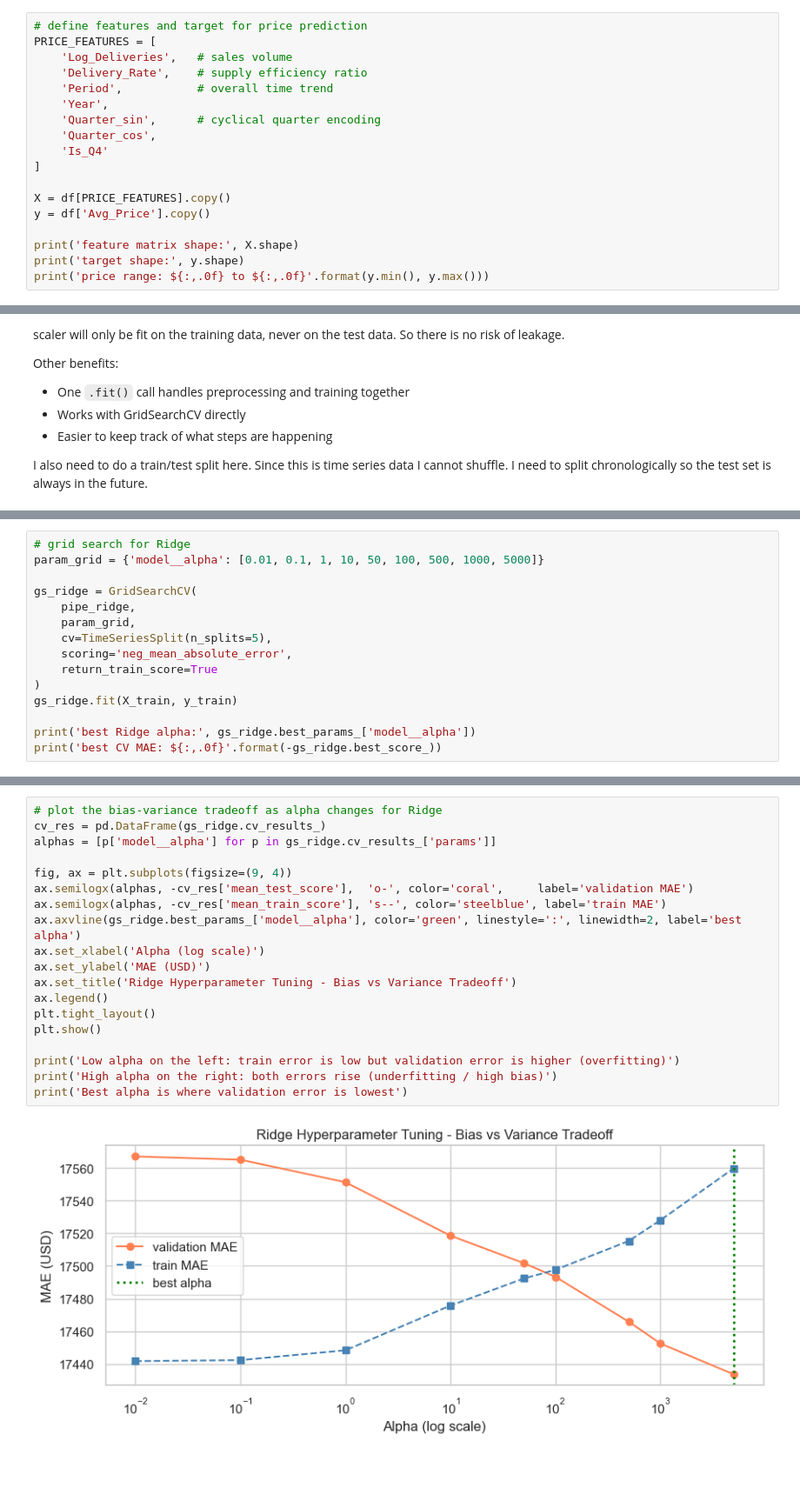
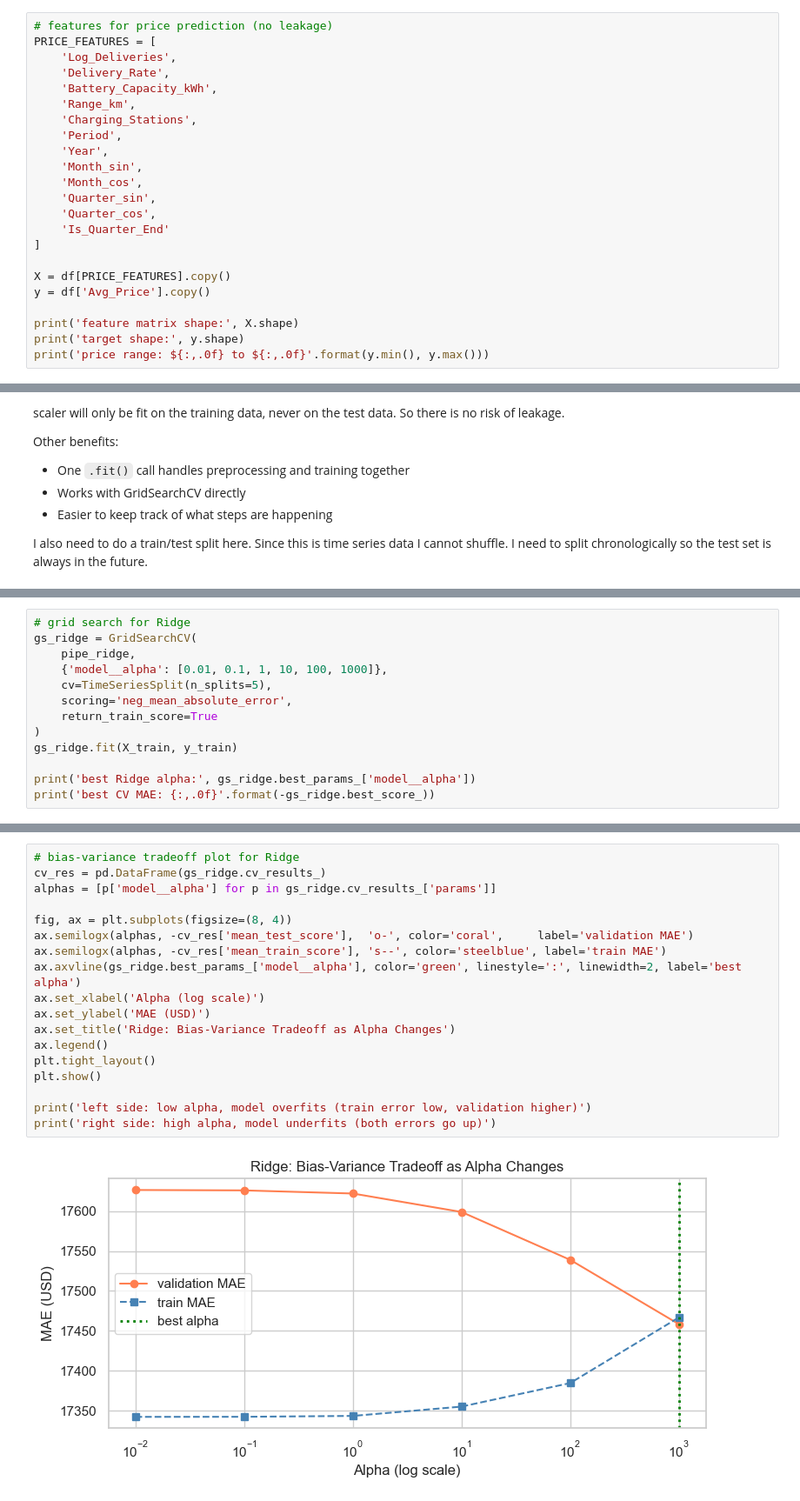
Before and after one commit to soumi-mishra/Celebal-Technologies-Internship, a Jupyter notebook: week2_soumi_mishra.ipynb, the cells around one changed output, grey strips where cells are left out. Shown at 87% size. Cells and saved outputs as stored; diff of their text form; blank space fills up the shorter version.

```diff
--- a/week2_soumi_mishra.ipynb
+++ b/week2_soumi_mishra.ipynb
@@ -453,15 +380,20 @@ For predicting **Avg_Price**:
 
 Another important rule: fit the scaler only on training data, then apply it to the test set. If you fit on the whole dataset, the scaler has seen the test data and that is leakage too.
 # %%
-# define features and target for price prediction
+# features for price prediction (no leakage)
 PRICE_FEATURES = [
-    'Log_Deliveries',   # sales volume
-    'Delivery_Rate',    # supply efficiency ratio
-    'Period',           # overall time trend
+    'Log_Deliveries',
+    'Delivery_Rate',
+    'Battery_Capacity_kWh',
+    'Range_km',
+    'Charging_Stations',
+    'Period',
     'Year',
-    'Quarter_sin',      # cyclical quarter encoding
+    'Month_sin',
+    'Month_cos',
+    'Quarter_sin',
     'Quarter_cos',
-    'Is_Q4'
+    'Is_Quarter_End'
 ]
 
 X = df[PRICE_FEATURES].copy()
@@ -673,10 +558,8 @@ Hyperparameters are settings we choose before training, not learned by the model
 # %%
 # grid search for Ridge
-param_grid = {'model__alpha': [0.01, 0.1, 1, 10, 50, 100, 500, 1000, 5000]}
-
 gs_ridge = GridSearchCV(
     pipe_ridge,
-    param_grid,
+    {'model__alpha': [0.01, 0.1, 1, 10, 100, 1000]},
     cv=TimeSeriesSplit(n_splits=5),
     scoring='neg_mean_absolute_error',
     return_train_score=True
@@ -684,5 +567,5 @@ gs_ridge = GridSearchCV(
 gs_ridge.fit(X_train, y_train)
 
 print('best Ridge alpha:', gs_ridge.best_params_['model__alpha'])
-print('best CV MAE: ${:,.0f}'.format(-gs_ridge.best_score_))
+print('best CV MAE: {:,.0f}'.format(-gs_ridge.best_score_))
 # %% [output]
@@ -707,21 +590,20 @@ best CV MAE: $17,428
 # %%
-# plot the bias-variance tradeoff as alpha changes for Ridge
+# bias-variance tradeoff plot for Ridge
 cv_res = pd.DataFrame(gs_ridge.cv_results_)
 alphas = [p['model__alpha'] for p in gs_ridge.cv_results_['params']]
 
-fig, ax = plt.subplots(figsize=(9, 4))
+fig, ax = plt.subplots(figsize=(8, 4))
 ax.semilogx(alphas, -cv_res['mean_test_score'],  'o-', color='coral',     label='validation MAE')
 ax.semilogx(alphas, -cv_res['mean_train_score'], 's--', color='steelblue', label='train MAE')
 ax.axvline(gs_ridge.best_params_['model__alpha'], color='green', linestyle=':', linewidth=2, label='best alpha')
 ax.set_xlabel('Alpha (log scale)')
 ax.set_ylabel('MAE (USD)')
-ax.set_title('Ridge Hyperparameter Tuning - Bias vs Variance Tradeoff')
+ax.set_title('Ridge: Bias-Variance Tradeoff as Alpha Changes')
 ax.legend()
 plt.tight_layout()
 plt.show()
 
-print('Low alpha on the left: train error is low but validation error is higher (overfitting)')
-print('High alpha on the right: both errors rise (underfitting / high bias)')
-print('Best alpha is where validation error is lowest')
+print('left side: low alpha, model overfits (train error low, validation higher)')
+print('right side: high alpha, model underfits (both errors go up)')
 # %% [output]
-[figure, old version]
+[figure, new version]
```
Also changed, not shown: parts of 27 cells of this notebook.
